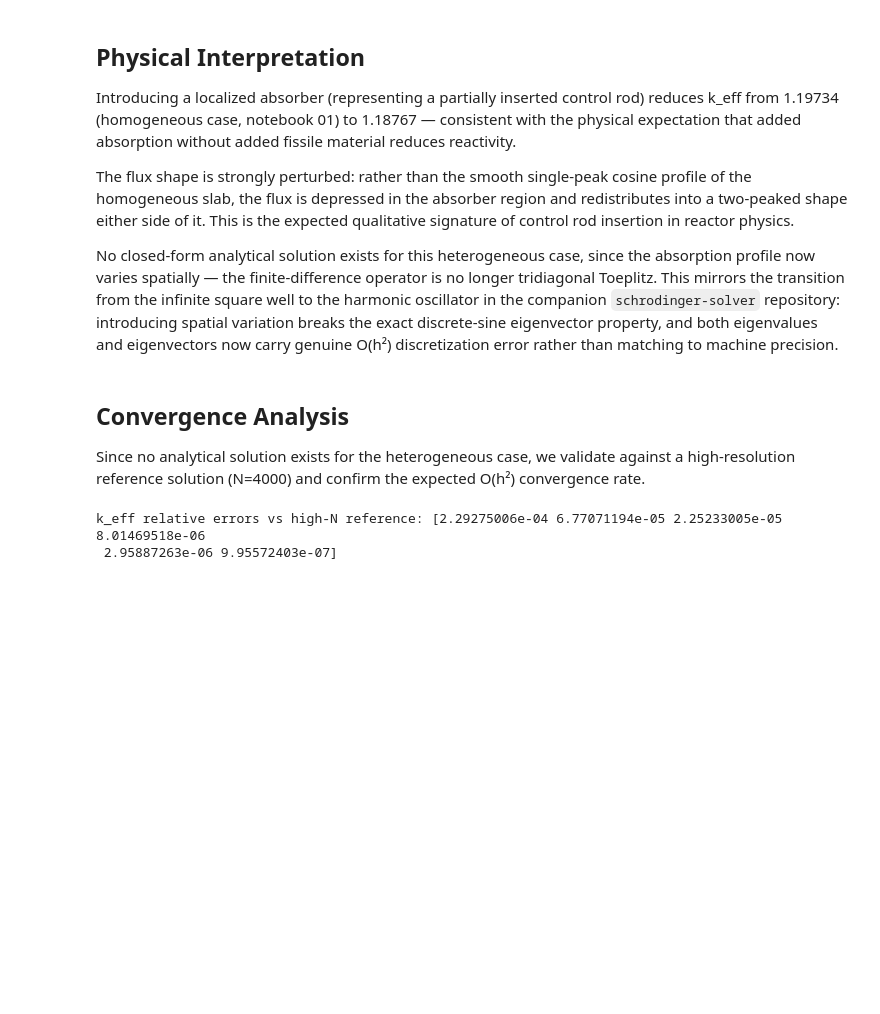
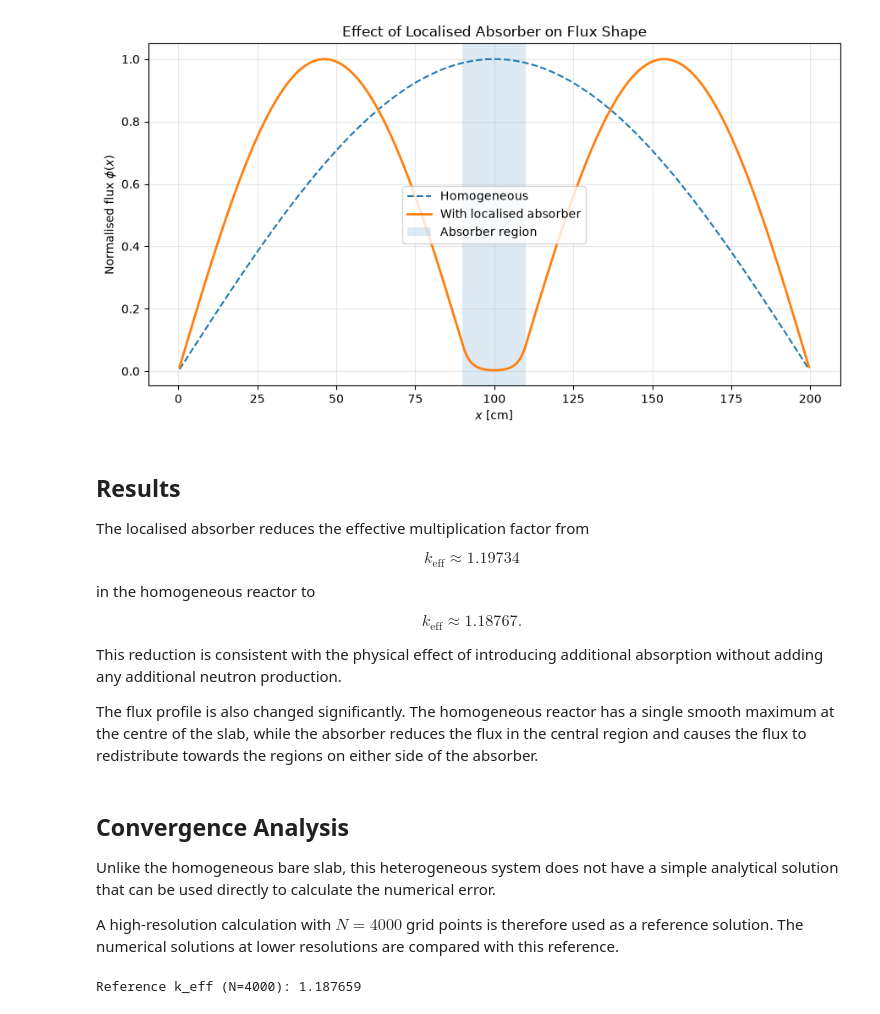
Before and after one commit to lauraocanaa/reactor-diffusion, a Jupyter notebook: notebooks/02_heterogeneous_absorber.ipynb, the cells around one changed output. Cells and saved outputs as stored; diff of their text form; code cells hidden in the pictures; blank space fills up the shorter version.

```diff
--- a/notebooks/02_heterogeneous_absorber.ipynb
+++ b/notebooks/02_heterogeneous_absorber.ipynb
@@ -80,13 +244,69 @@ plt.show()
+# %%
+plt.figure(figsize=(9, 5))
+
+plt.plot(
+    x,
+    phi_homog,
+    "--",
+    linewidth=1.5,
+    label="Homogeneous"
+)
+
+plt.plot(
+    x,
+    phi_num,
+    linewidth=2,
+    label="With localised absorber"
+)
+
+plt.axvspan(
+    rod_center - rod_width / 2,
+    rod_center + rod_width / 2,
+    alpha=0.15,
+    label="Absorber region"
+)
+
+plt.xlabel(r"$x$ [cm]")
+plt.ylabel(r"Normalised flux $\phi(x)$")
+plt.title("Effect of Localised Absorber on Flux Shape")
+plt.legend()
+plt.grid(alpha=0.3)
+
+plt.tight_layout()
+plt.savefig("../assets/heterogeneous_vs_homogeneous_flux.png", dpi=150)
+plt.show()
+# %% [output]
+[figure, added]
 # %% [markdown]
-## Physical Interpretation
+## Results
 
-Introducing a localized absorber (representing a partially inserted control rod) reduces k_eff from 1.19734 (homogeneous case, notebook 01) to 1.18767 — consistent with the physical expectation that added absorption without added fissile material reduces reactivity.
+The localised absorber reduces the effective multiplication factor from
 
-The flux shape is strongly perturbed: rather than the smooth single-peak cosine profile of the homogeneous slab, the flux is depressed in the absorber region and redistributes into a two-peaked shape either side of it. This is the expected qualitative signature of control rod insertion in reactor physics.
+$$
+k_{\mathrm{eff}} \approx 1.19734
+$$
 
-No closed-form analytical solution exists for this heterogeneous case, since the absorption profile now varies spatially — the finite-difference operator is no longer tridiagonal Toeplitz. This mirrors the transition from the infinite square well to the harmonic oscillator in the companion `schrodinger-solver` repository: introducing spatial variation breaks the exact discrete-sine eigenvector property, and both eigenvalues and eigenvectors now carry genuine O(h²) discretization error rather than matching to machine precision.
+in the homogeneous reactor to
+
+$$
+k_{\mathrm{eff}} \approx 1.18767.
+$$
+
+This reduction is consistent with the physical effect of introducing
+additional absorption without adding any additional neutron production.
+
+The flux profile is also changed significantly. The homogeneous reactor has a
+single smooth maximum at the centre of the slab, while the absorber reduces
+the flux in the central region and causes the flux to redistribute towards
+the regions on either side of the absorber.
 # %% [markdown]
 ## Convergence Analysis
 
-Since no analytical solution exists for the heterogeneous case, we validate against a high-resolution reference solution (N=4000) and confirm the expected O(h²) convergence rate.
+Unlike the homogeneous bare slab, this heterogeneous system does not have a
+simple analytical solution that can be used directly to calculate the
+numerical error.
+
+A high-resolution calculation with $N=4000$ grid points is therefore used as
+a reference solution. The numerical solutions at lower resolutions are
+compared with this reference.
 # %%
@@ -116,17 +356,9 @@ def solve_heterogeneous_slab(N, a=200.0, D=0.9, nu_Sigma_f=0.12,
 # %%
 # High-resolution reference solution
 N_ref = 4000
+
 x_ref, dx_ref, k_ref, phi_ref = solve_heterogeneous_slab(N_ref)
 
-N_values = [50, 100, 200, 400, 800, 1600]
-k_errors = []
-
-for N in N_values:
-    x_full, dx, k_eff, phi = solve_heterogeneous_slab(N)
-    k_errors.append(abs(k_eff - k_ref) / k_ref)
-
-k_errors = np.array(k_errors)
-print("k_eff relative errors vs high-N reference:", k_errors)
+print(f"Reference k_eff (N={N_ref}): {k_ref:.6f}")
 # %% [output]
-k_eff relative errors vs high-N reference: [2.29275006e-04 6.77071194e-05 2.25233005e-05 8.01469518e-06
- 2.95887263e-06 9.95572403e-07]
+Reference k_eff (N=4000): 1.187659
```
Also changed, not shown: parts of 31 cells of this notebook, 2 other files.
